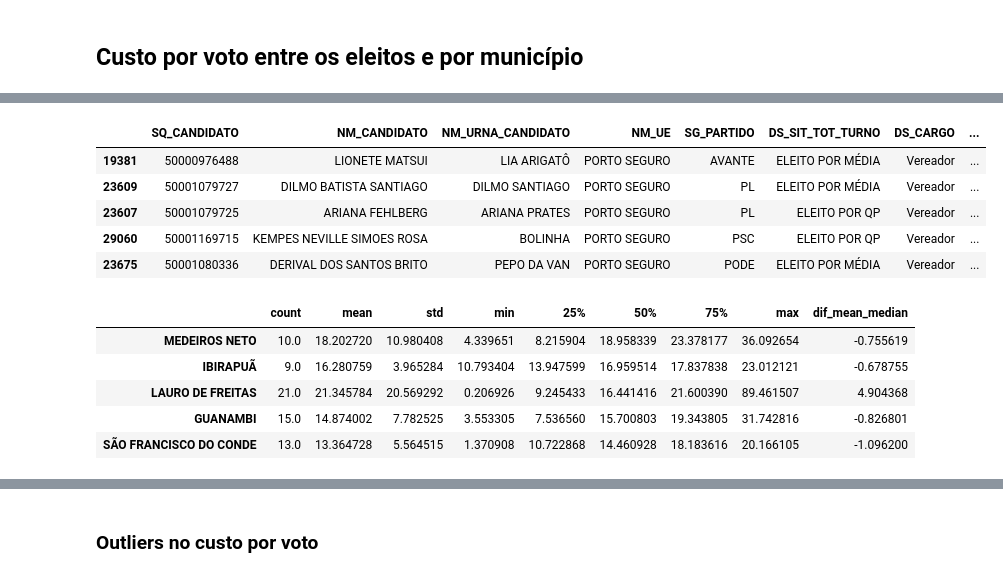
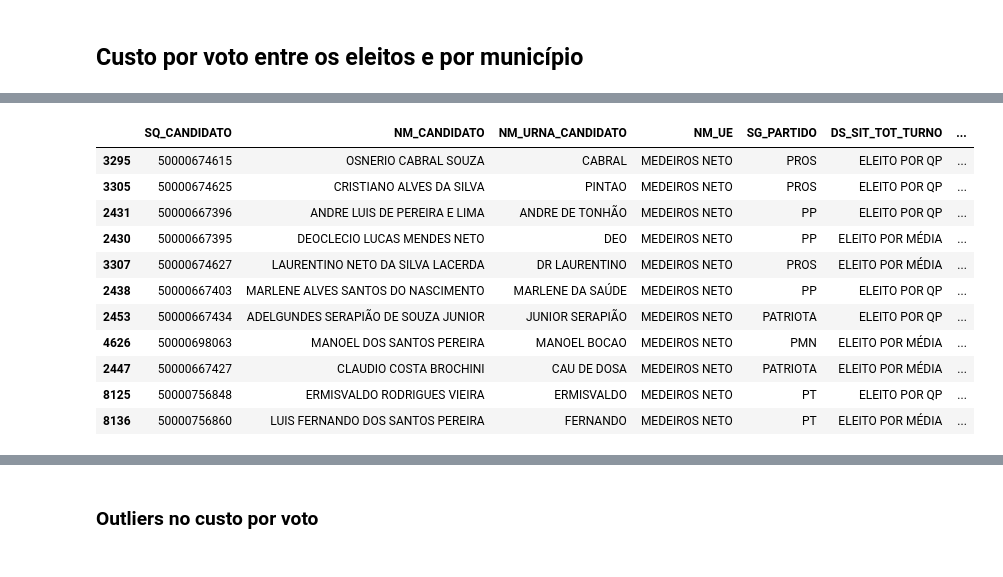
Before and after one commit to dadoscope/eleicoes_2020, a Jupyter notebook: 2020-12-11_analise_vereadores.ipynb, the cells around one changed output, grey strips where cells are left out. Saved outputs shown, nothing was run; the diff lists cells and outputs as text; code cells hidden in the pictures.

```diff
--- a/2020-12-11_analise_vereadores.ipynb
+++ b/2020-12-11_analise_vereadores.ipynb
@@ -192,7 +247,6 @@ earnings = pd.read_csv(path, encoding="latin", delimiter=";")
 # %%
 columns = ["SQ_CANDIDATO", "DS_RECEITA", "VR_RECEITA"]
-earnings = earnings[columns]
-earnings["VR_RECEITA"] = earnings["VR_RECEITA"].apply(currency_to_float)
+earnings_resume = earnings[columns]
 # %%
 # TODO: Change pd.Series.mode to biggest money source
-earnings = earnings.groupby("SQ_CANDIDATO").agg({"VR_RECEITA": sum, "DS_RECEITA": pd.Series.mode})
+earnings_resume = earnings_resume.groupby("SQ_CANDIDATO").agg({"VR_RECEITA": sum, "DS_RECEITA": pd.Series.mode})
@@ -222,0 +253,5 @@ memory usage: 3.7+ MB
+# %%
+results = results.merge(earnings_resume, on="SQ_CANDIDATO", how="left")
+results["VR_RECEITA"] = results["VR_RECEITA"].fillna(0)
+results["DS_RECEITA"] = results["DS_RECEITA"].fillna("SEM RECEITA")
+results.info()
@@ -300,4 +362,4 @@ Campanhas a Prefeito não gastaram R$ 6.645.658 do total arrecadado; 22.37% do t
 # %%
-aldermen = aldermen[aldermen["DS_CARGO"] == "Vereador"]
+aldermen = results[results["DS_CARGO"] == "Vereador"]
 aldermen = aldermen.drop("DS_CARGO", axis=1)
 # %%
@@ -732,19 +882,25 @@ Entre os menores custos, destaque para Genison Feitosa do Nascimento (Gêge), do
 # %%
 def get_elected_municipality(df, municipality):
     return df[
         (df["NM_UE"] == municipality) &
         (df["DS_SIT_TOT_TURNO"].str.contains("ELEITO POR"))
     ]
 
-salvador = get_elected_municipality(declared_expenses, "PORTO SEGURO")
-salvador.head()
+municipality = get_elected_municipality(declared_expenses, "MEDEIROS NETO")
+municipality.head(20)
 # %% [output]
-|  | SQ_CANDIDATO | NM_CANDIDATO | NM_URNA_CANDIDATO | NM_UE | SG_PARTIDO | DS_SIT_TOT_TURNO | DS_CARGO | ... |
-| 19381 | 50000976488 | LIONETE MATSUI | LIA ARIGATÔ | PORTO SEGURO | AVANTE | ELEITO POR MÉDIA | Vereador | ... |
-| 23609 | 50001079727 | DILMO BATISTA SANTIAGO | DILMO SANTIAGO | PORTO SEGURO | PL | ELEITO POR MÉDIA | Vereador | ... |
-| 23607 | 50001079725 | ARIANA FEHLBERG | ARIANA PRATES | PORTO SEGURO | PL | ELEITO POR QP | Vereador | ... |
-| 29060 | 50001169715 | KEMPES NEVILLE SIMOES ROSA | BOLINHA | PORTO SEGURO | PSC | ELEITO POR QP | Vereador | ... |
-| 23675 | 50001080336 | DERIVAL DOS SANTOS BRITO | PEPO DA VAN | PORTO SEGURO | PODE | ELEITO POR MÉDIA | Vereador | ... |
+|  | SQ_CANDIDATO | NM_CANDIDATO | NM_URNA_CANDIDATO | NM_UE | SG_PARTIDO | DS_SIT_TOT_TURNO | ... |
+| 3295 | 50000674615 | OSNERIO CABRAL SOUZA | CABRAL | MEDEIROS NETO | PROS | ELEITO POR QP | ... |
+| 3305 | 50000674625 | CRISTIANO ALVES DA SILVA | PINTAO | MEDEIROS NETO | PROS | ELEITO POR QP | ... |
+| 2431 | 50000667396 | ANDRE LUIS DE PEREIRA E LIMA | ANDRE DE TONHÃO | MEDEIROS NETO | PP | ELEITO POR QP | ... |
+| 2430 | 50000667395 | DEOCLECIO LUCAS MENDES NETO | DEO | MEDEIROS NETO | PP | ELEITO POR MÉDIA | ... |
+| 3307 | 50000674627 | LAURENTINO NETO DA SILVA LACERDA | DR LAURENTINO | MEDEIROS NETO | PROS | ELEITO POR MÉDIA | ... |
+| 2438 | 50000667403 | MARLENE ALVES SANTOS DO NASCIMENTO | MARLENE DA SAÚDE | MEDEIROS NETO | PP | ELEITO POR QP | ... |
+| 2453 | 50000667434 | ADELGUNDES SERAPIÃO DE SOUZA JUNIOR | JUNIOR SERAPIÃO | MEDEIROS NETO | PATRIOTA | ELEITO POR QP | ... |
+| 4626 | 50000698063 | MANOEL DOS SANTOS PEREIRA | MANOEL BOCAO | MEDEIROS NETO | PMN | ELEITO POR MÉDIA | ... |
+| 2447 | 50000667427 | CLAUDIO COSTA BROCHINI | CAU DE DOSA | MEDEIROS NETO | PATRIOTA | ELEITO POR MÉDIA | ... |
+| 8125 | 50000756848 | ERMISVALDO RODRIGUES VIEIRA | ERMISVALDO | MEDEIROS NETO | PT | ELEITO POR QP | ... |
+| 8136 | 50000756860 | LUIS FERNANDO DOS SANTOS PEREIRA | FERNANDO | MEDEIROS NETO | PT | ELEITO POR MÉDIA | ... |
 # %%
 cities = declared_expenses["NM_UE"].unique()
 series = []
@@ -755,12 +911,3 @@ for city in cities:
 ue_vote_cost = pd.DataFrame(series, index=cities)
 ue_vote_cost["dif_mean_median"] = ue_vote_cost["mean"] - ue_vote_cost["50%"]
 ue_vote_cost.dropna(inplace=True)
-ue_vote_cost.sort_values("50%", ascending=False, inplace=True)
-ue_vote_cost.head()
-# %% [output]
-|  | count | mean | std | min | 25% | 50% | 75% | max | dif_mean_median |
-| MEDEIROS NETO | 10.0 | 18.202720 | 10.980408 | 4.339651 | 8.215904 | 18.958339 | 23.378177 | 36.092654 | -0.755619 |
-| IBIRAPUÃ | 9.0 | 16.280759 | 3.965284 | 10.793404 | 13.947599 | 16.959514 | 17.837838 | 23.012121 | -0.678755 |
-| LAURO DE FREITAS | 21.0 | 21.345784 | 20.569292 | 0.206926 | 9.245433 | 16.441416 | 21.600390 | 89.461507 | 4.904368 |
-| GUANAMBI | 15.0 | 14.874002 | 7.782525 | 3.553305 | 7.536560 | 15.700803 | 19.343805 | 31.742816 | -0.826801 |
-| SÃO FRANCISCO DO CONDE | 13.0 | 13.364728 | 5.564515 | 1.370908 | 10.722868 | 14.460928 | 18.183616 | 20.166105 | -1.096200 |
```
Also changed, not shown: parts of 86 cells of this notebook, 2 other files.
